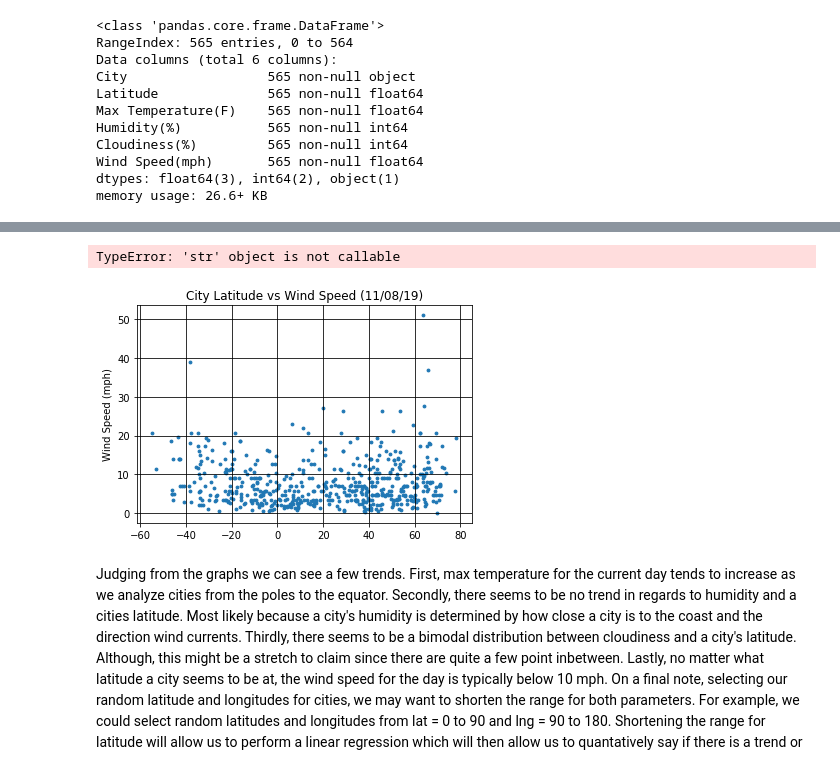
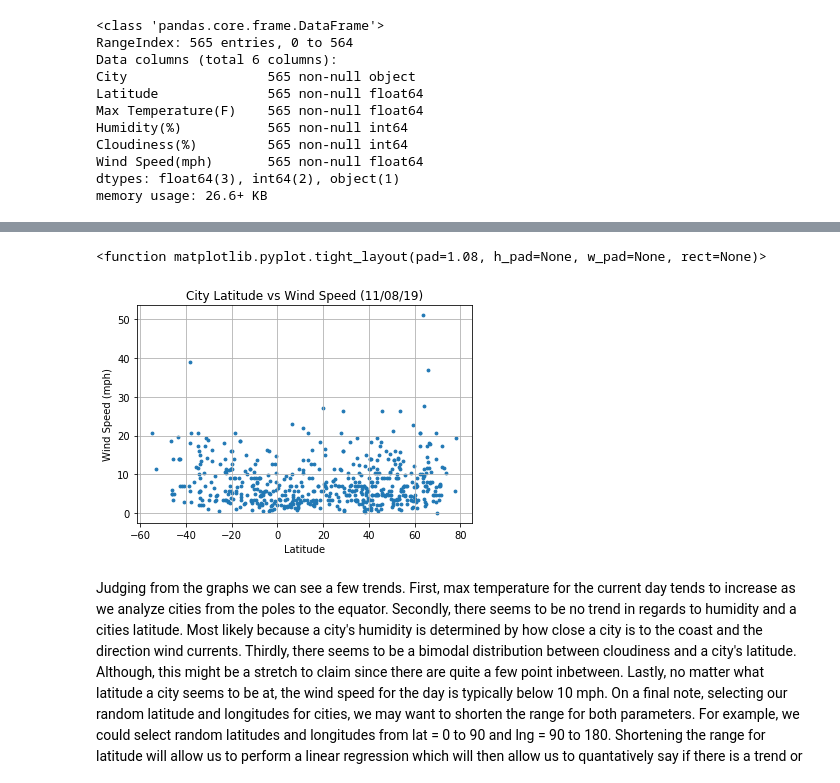
Before and after one commit to philipayazi/python-APIs-challenge, a Jupyter notebook: WeatherPy.ipynb, the cells around one changed output, grey strips where cells are left out. Saved outputs shown, nothing was run; the diff lists cells and outputs as text; code cells hidden in the pictures.

```diff
--- a/WeatherPy.ipynb
+++ b/WeatherPy.ipynb
@@ -242,17 +245,20 @@ TypeError: 'str' object is not callable
 # %%
-plt.scatter(weather_df['Latitude'], weather_df['Wind Speed(mph)'], s=8)
-plt.title('City Latitude vs Wind Speed (11/08/19)')
-plt.ylabel('Wind Speed (mph)')
-plt.grid(c='black')
-plt.xlabel('Latitude')
+fig, ax4 = plt.subplots()
+
+ax4.scatter(weather_df['Latitude'], weather_df['Wind Speed(mph)'], s=8)
+ax4.set_title('City Latitude vs Wind Speed (11/08/19)')
+ax4.set_ylabel('Wind Speed (mph)')
+plt.grid()
+ax4.set_xlabel('Latitude')
 
 
 
+fig.savefig('WindinessVsLatPlot.png')
 
 
 plt.tight_layout
 # %% [output]
-TypeError: 'str' object is not callable
+<function matplotlib.pyplot.tight_layout(pad=1.08, h_pad=None, w_pad=None, rect=None)>
-[figure, old version]
+[figure, new version]
 # %% [markdown]
 Judging from the graphs we can see a few trends. First, max temperature for the current day tends to increase as we analyze cities from the poles to the equator. Secondly, there seems to be no trend in regards to humidity and a cities latitude. Most likely because a city's humidity is determined by how close a city is to the coast and the direction wind currents. Thirdly, there seems to be a bimodal distribution between cloudiness and a city's latitude. Although, this might be a stretch to claim since there are quite a few point inbetween. Lastly, no matter what latitude a city seems to be at, the wind speed for the day is typically below 10 mph. On a final note, selecting our random latitude and longitudes for cities, we may want to shorten the range for both parameters. For example, we could select random latitudes and longitudes from lat = 0 to 90 and lng = 90 to 180. Shortening the range for latitude will allow us to perform a linear regression which will then allow us to quantatively say if there is a trend or not. Shortening the range for longitude will effectively reduce the variance caused by cities being in different time zones. For example, we could have retreived current weather for a city that was at noon but on the same latitude line we could have retrieved current weather for a city that was at midnight. Day and Night weather can be significanlty different and this is a source of variance for our analysis.
```
Also changed, not shown: parts of 4 cells of this notebook, 5 other files.
